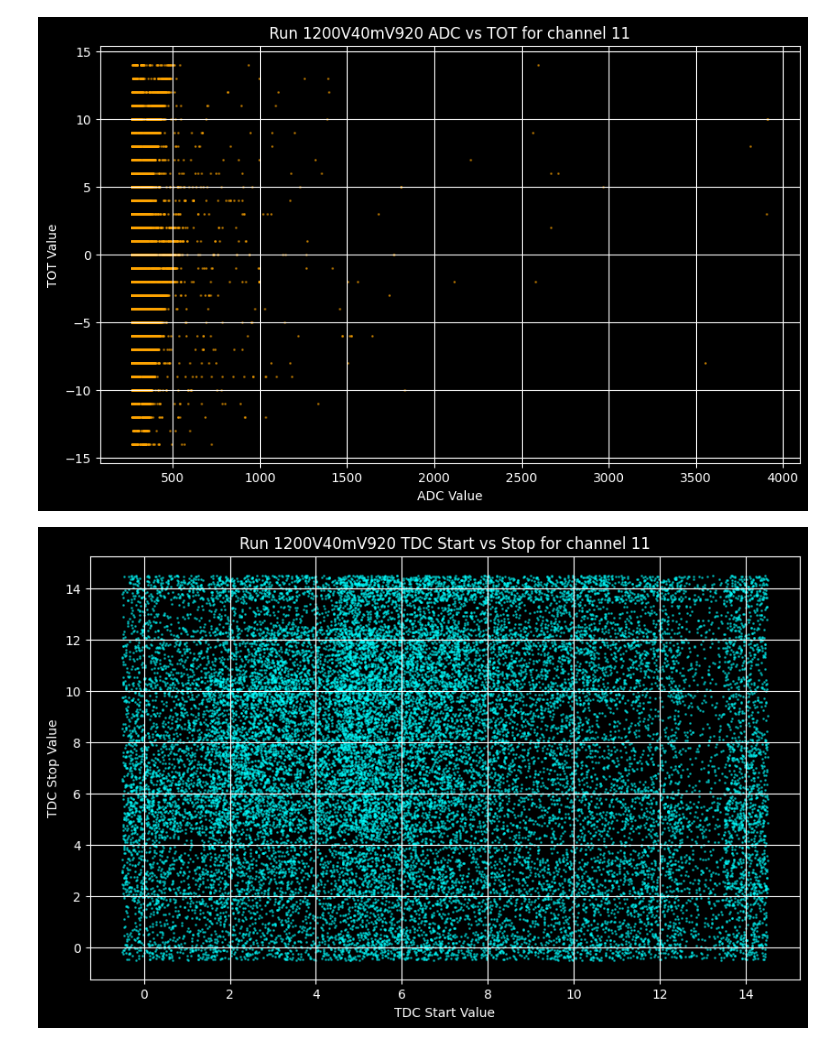
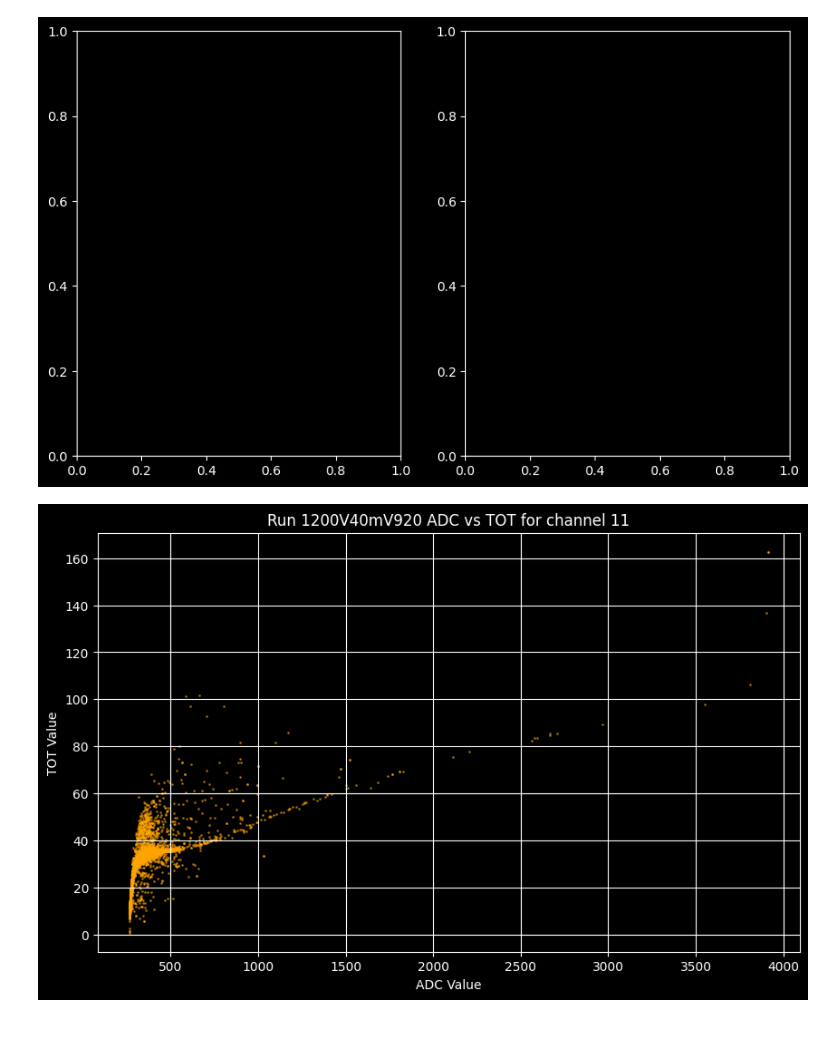
Before and after one commit to deankarlen/hk_fd2, a Jupyter notebook: timing_202603.ipynb, the cells around one changed output. Cells and saved outputs as stored; diff of their text form; code cells hidden in the pictures.

```diff
--- a/timing_202603.ipynb
+++ b/timing_202603.ipynb
@@ -125,2 +151,6 @@ plt.show()
+# %%
+run_name='1200V40mV920'
+channel = 11
+data = get_data(run_name=run_name, channel=channel)
 # %%
 # plot tot distribution for the first active channel
@@ -142,31 +166,19 @@ plt.show()
 # %%
-# show a scatter plot of ADC vs TOT for the first active channel
-ic = 0
-mask = (channel_values == channels[ic])
+# show a scatter plot of ADC vs TOT. Show 2 subplots. the second one showing only ADC < 500
+
+mask_adc = data['adcs'] < 500.
+fig, ax = plt.subplots(1,2,figsize=(10, 6))
+
+
+
 plt.figure(figsize=(10, 6))
-plt.scatter(adc_values[mask], tot_values[mask], s=1, alpha=0.5, color='orange')
+plt.scatter(data['adcs'], data['tots'], s=1, alpha=0.5, color='orange')
 plt.xlabel('ADC Value')
 plt.ylabel('TOT Value')
-plt.title(f'Run {run_name} ADC vs TOT for channel {channels[ic]}')
+plt.title(f'Run {run_name} ADC vs TOT for channel {channel}')
 plt.grid(True)
-plt.savefig(f'I:/fd2_analyses/adc_vs_tot_run{run_name}_chan{channels[ic]:02d}.png')
+plt.savefig(f'I:/fd2_analyses/adc_vs_tot_run{run_name}_chan{channel:02d}.png')
 plt.show()
 # %% [output]
-[figure, old version]
+[figure, new version]
+[figure, added]
-# %%
-# show a scatter plot of tdc_start vs tdc_stop for the first active channel... add noise to see density
-ic = 0
-mask = (channel_values == channels[ic])
-plt.figure(figsize=(10, 6))
-# smear the integers to see density
-smeared_start = tdc_start_values[mask] + np.random.uniform(-0.5,0.5,len(tdc_start_values[mask]))
-smeared_stop = tdc_stop_values[mask] + np.random.uniform(-0.5,0.5,len(tdc_stop_values[mask]))
-plt.scatter(smeared_start,smeared_stop, s=1  , alpha=0.5, color='cyan')
-plt.xlabel('TDC Start Value')
-plt.ylabel('TDC Stop Value')
-plt.title(f'Run {run_name} TDC Start vs Stop for channel {channels[ic]}')
-plt.grid(True)
-plt.savefig(f'I:/fd2_analyses/tdc_start_vs_stop_run{run_name}_chan{channels[ic]:02d}.png')
-plt.show()
-# %% [output]
-[figure, removed]
```
Also changed, not shown: parts of 27 cells of this notebook.
